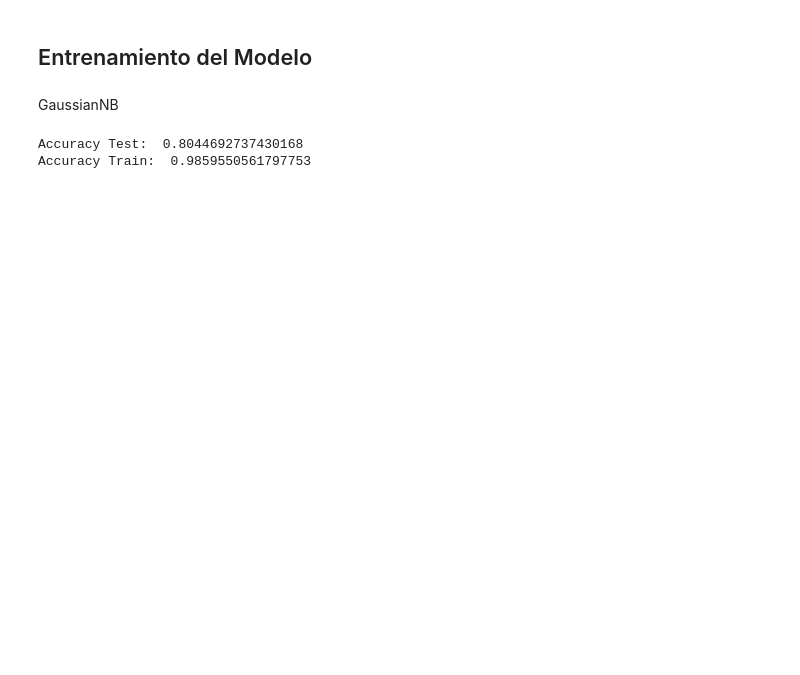
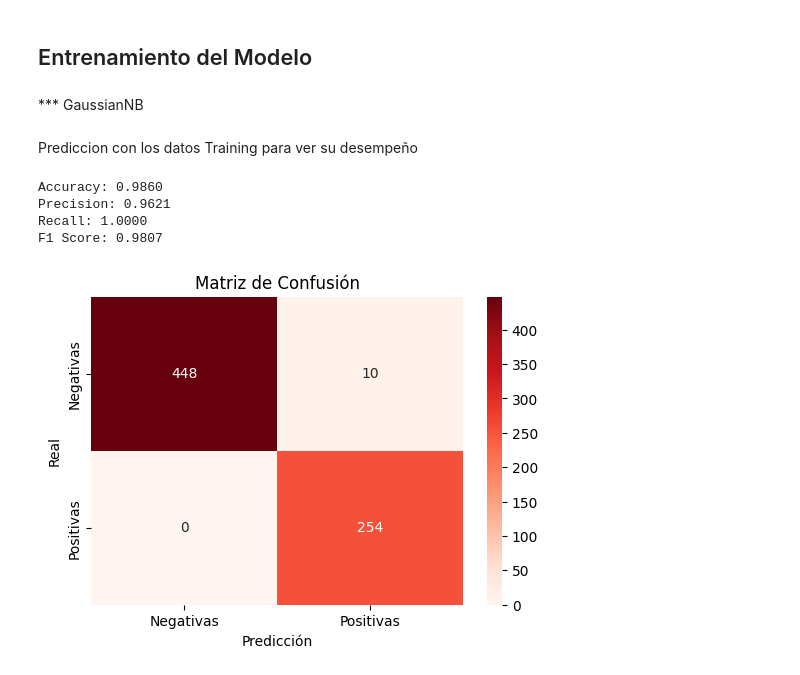
Before and after one commit to pcaliman2/20_Naive_Bayes_Alg, a Jupyter notebook: src/explore.ipynb, the cells around one changed output. Cells and saved outputs as stored; diff of their text form; code cells hidden in the pictures; blank space fills up the shorter version.

```diff
--- a/src/explore.ipynb
+++ b/src/explore.ipynb
@@ -37,8 +49,8 @@ def Matriz_Confusion(y_test_o, y_pred_o):
 
     # Matriz de confusión
     plt.figure(figsize=(6, 4))
-    sns.heatmap(confusion_matrix(y_test, y_pred), annot=True, fmt='d', cmap='Reds',
-            xticklabels=['No Diabetes', 'Diabetes'], yticklabels=['No Diabetes', 'Diabetes'])
+    sns.heatmap(confusion_matrix(y_test_o, y_pred_o), annot=True, fmt='d', cmap='Reds',
+            xticklabels=['Negativas', 'Positivas'], yticklabels=['Negativas', 'Positivas'])
     plt.xlabel("Predicción")
     plt.ylabel("Real")
     plt.title("Matriz de Confusión")
@@ -99,22 +113,24 @@ X_test_vec.shape
 from sklearn.naive_bayes import GaussianNB
 from sklearn.naive_bayes import MultinomialNB
 from sklearn.naive_bayes import BernoulliNB
-# %% [markdown]
-GaussianNB
+# %% [markdown]
+*** GaussianNB
 # %%
 model_gaus = GaussianNB()
 model_gaus.fit(X_train_vec, y_train)
 y_pred_train_gaus = model_gaus.predict(X_train_vec)
 y_pred_test_gaus = model_gaus.predict(X_test_vec)
+# %% [markdown]
+Prediccion con los datos Training para ver su desempeño
 # %%
 from sklearn.metrics import accuracy_score, f1_score, precision_score, recall_score, classification_report
 
 
-accuracy_test_gaus = accuracy_score(y_test, y_pred_test_gaus)
-accuracy_train_gaus = accuracy_score(y_train, y_pred_train_gaus)
-
-print("Accuracy Test: ", accuracy_test_gaus)
-print("Accuracy Train: ", accuracy_train_gaus)
+Precision_Omega(y_train, y_pred_train_gaus)
+Matriz_Confusion(y_train, y_pred_train_gaus)
 # %% [output]
-Accuracy Test:  0.8044692737430168
-Accuracy Train:  0.9859550561797753
+Accuracy: 0.9860
+Precision: 0.9621
+Recall: 1.0000
+F1 Score: 0.9807
+[figure, added]
```
Also changed, not shown: parts of 19 cells of this notebook, 1 other file.
